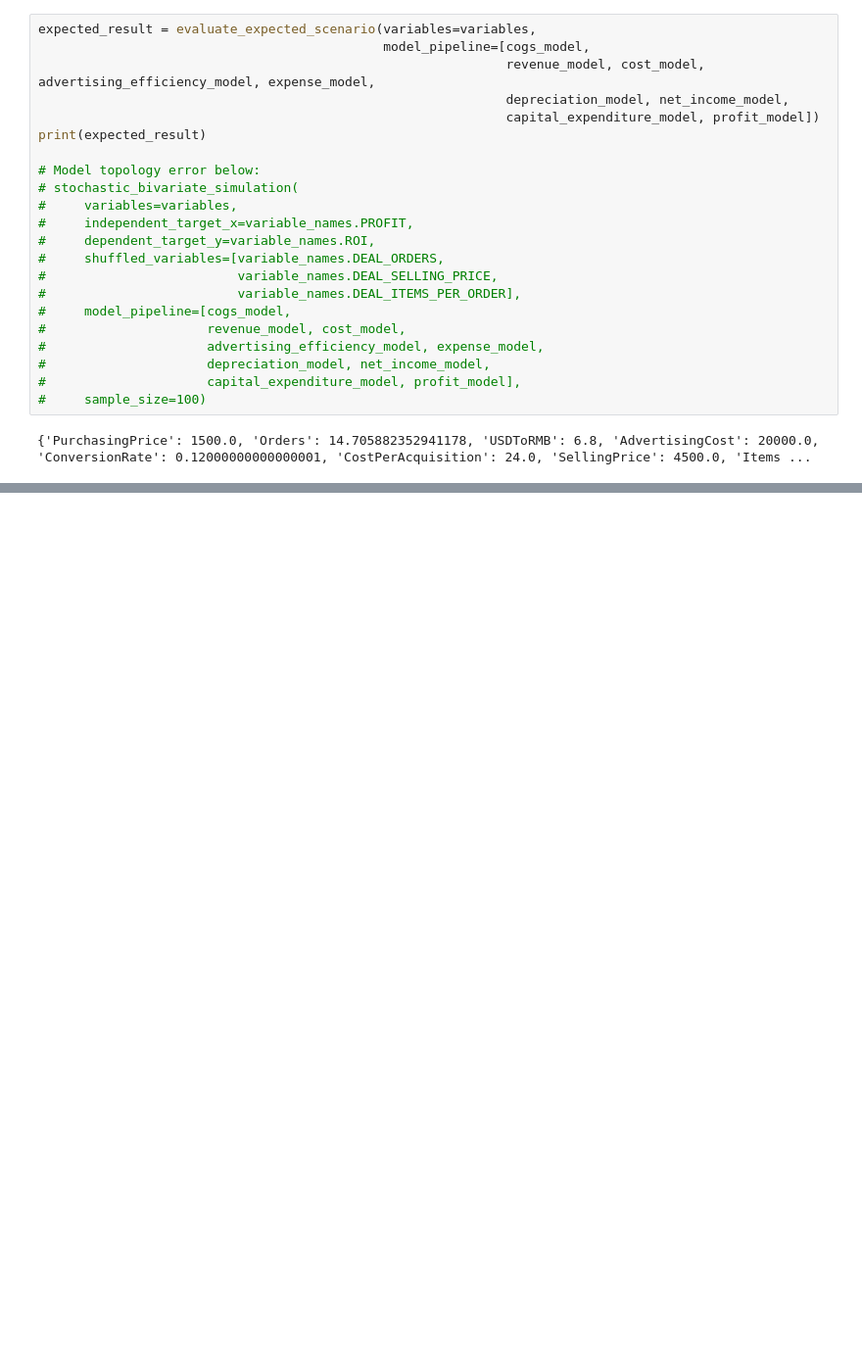
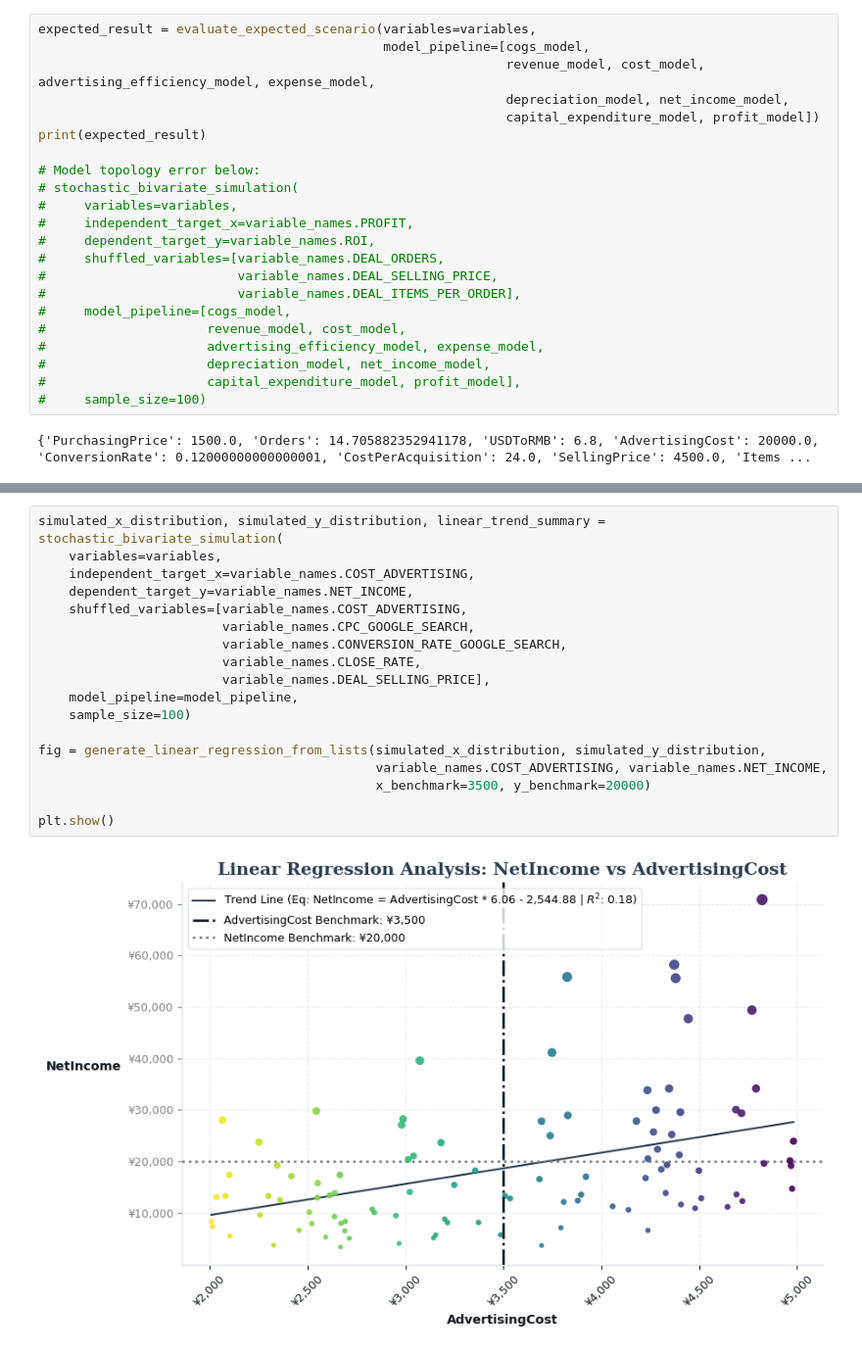
Before and after one commit to hanyuwcn/LedgerScope, a Jupyter notebook: notebooks/sample-linear-regression.ipynb, the cells around one changed output, grey strips where cells are left out. Shown at 98% size. Drawn from its saved outputs; the diff is of its cells as text; blank space fills up the shorter version.

```diff
--- a/notebooks/sample-linear-regression.ipynb
+++ b/notebooks/sample-linear-regression.ipynb
@@ -136,0 +186,20 @@ plt.show()
+# %%
+simulated_x_distribution, simulated_y_distribution, linear_trend_summary = stochastic_bivariate_simulation(
+    variables=variables,
+    independent_target_x=variable_names.COST_ADVERTISING,
+    dependent_target_y=variable_names.NET_INCOME,
+    shuffled_variables=[variable_names.COST_ADVERTISING,
+                        variable_names.CPC_GOOGLE_SEARCH,
+                        variable_names.CONVERSION_RATE_GOOGLE_SEARCH,
+                        variable_names.CLOSE_RATE,
+                        variable_names.DEAL_SELLING_PRICE],
+    model_pipeline=model_pipeline,
+    sample_size=100)
+
+fig = generate_linear_regression_from_lists(simulated_x_distribution, simulated_y_distribution,
+                                            variable_names.COST_ADVERTISING, variable_names.NET_INCOME,
+                                            x_benchmark=3500, y_benchmark=20000)
+
+plt.show()
+# %% [output]
+[figure, added]
```
Also changed, not shown: parts of 9 cells of this notebook, 49 other files.
